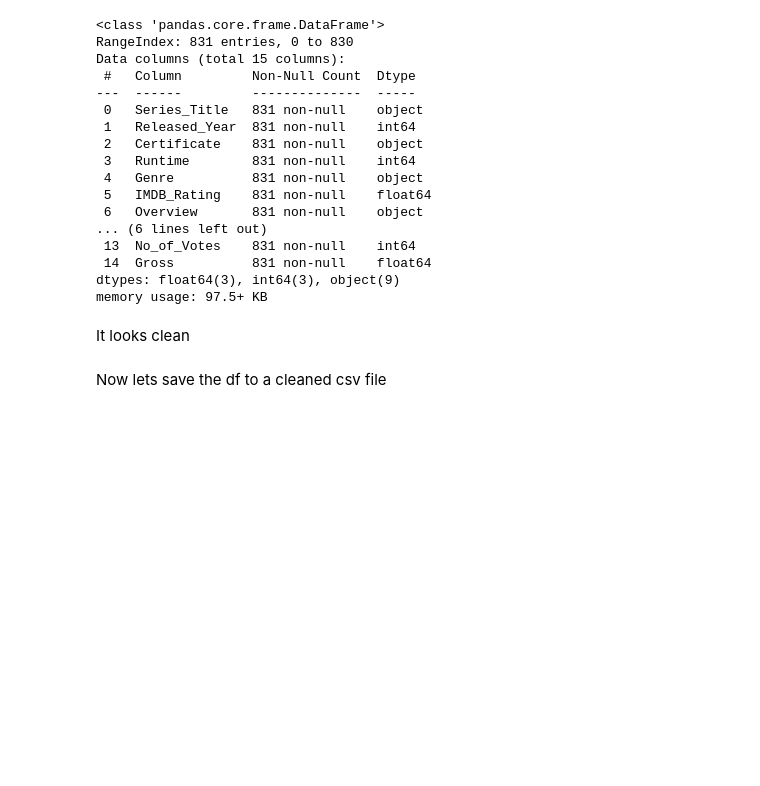
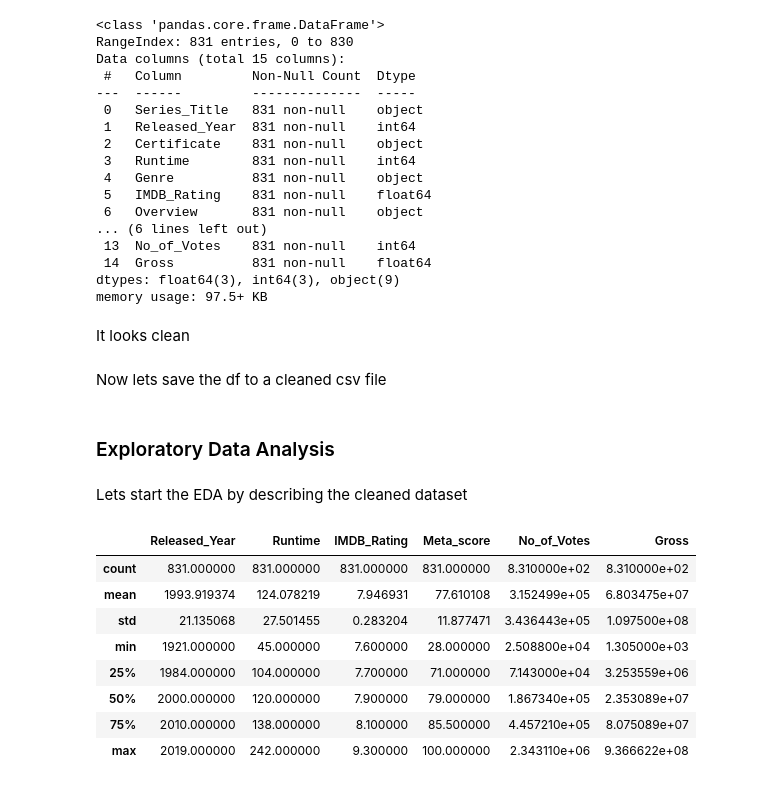
Before and after one commit to rahulkrishna-s/imdb-eda-notebooks, a Jupyter notebook: notebooks/imdb_eda.ipynb, the cells around one changed output. Drawn from its saved outputs; the diff is of its cells as text; code cells hidden in the pictures; blank space fills up the shorter version.

```diff
--- a/notebooks/imdb_eda.ipynb
+++ b/notebooks/imdb_eda.ipynb
@@ -156,3 +155,19 @@ It looks clean
 Now lets save the df to a cleaned csv file
 # %%
 df.to_csv('../data/cleaned_imdb_top_1000.csv', index=False)
+# %% [markdown]
+### Exploratory Data Analysis
+# %% [markdown]
+Lets start the EDA by describing the cleaned dataset
+# %%
+df.describe()
+# %% [output]
+|  | Released_Year | Runtime | IMDB_Rating | Meta_score | No_of_Votes | Gross |
+| count | 831.000000 | 831.000000 | 831.000000 | 831.000000 | 8.310000e+02 | 8.310000e+02 |
+| mean | 1993.919374 | 124.078219 | 7.946931 | 77.610108 | 3.152499e+05 | 6.803475e+07 |
+| std | 21.135068 | 27.501455 | 0.283204 | 11.877471 | 3.436443e+05 | 1.097500e+08 |
+| min | 1921.000000 | 45.000000 | 7.600000 | 28.000000 | 2.508800e+04 | 1.305000e+03 |
+| 25% | 1984.000000 | 104.000000 | 7.700000 | 71.000000 | 7.143000e+04 | 3.253559e+06 |
+| 50% | 2000.000000 | 120.000000 | 7.900000 | 79.000000 | 1.867340e+05 | 2.353089e+07 |
+| 75% | 2010.000000 | 138.000000 | 8.100000 | 85.500000 | 4.457210e+05 | 8.075089e+07 |
+| max | 2019.000000 | 242.000000 | 9.300000 | 100.000000 | 2.343110e+06 | 9.366622e+08 |
```
Also changed, not shown: parts of 18 cells of this notebook.
